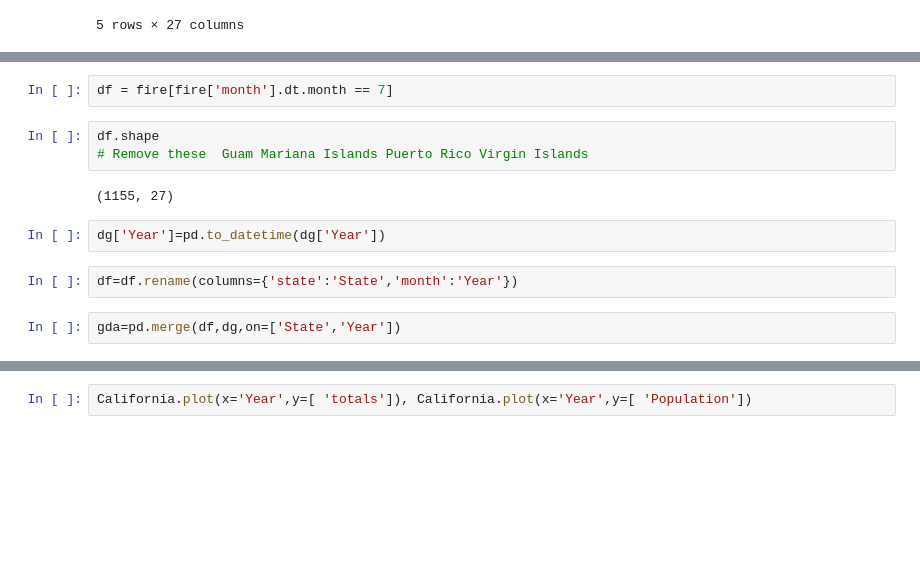
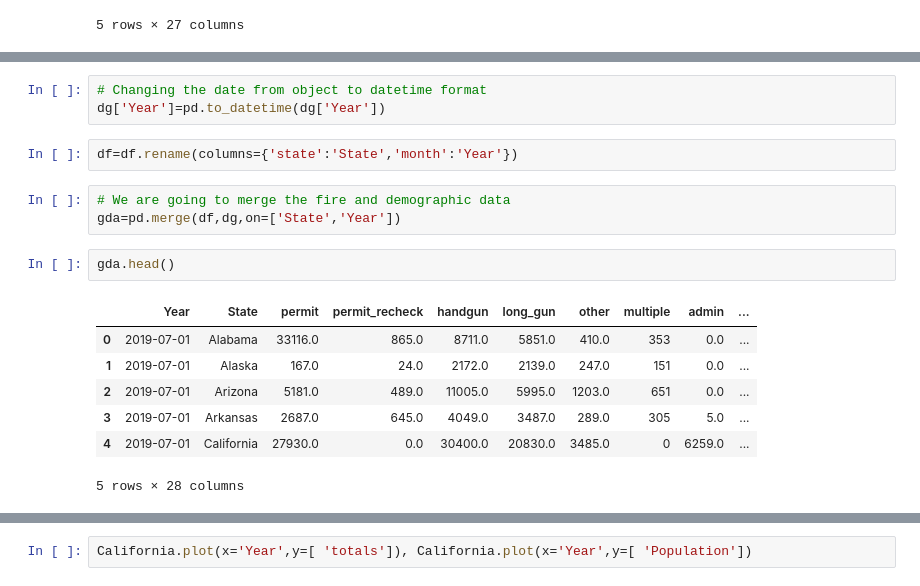
Before and after one commit to amitbhsingh/Udacity-Nanodegree, a Jupyter notebook: project02/fbi gun.ipynb, the cells around one changed output, grey strips where cells are left out. Saved outputs shown, nothing was run; the diff lists cells and outputs as text; blank space fills up the shorter version.

```diff
--- a/project02/fbi gun.ipynb
+++ b/project02/fbi gun.ipynb
@@ -74,13 +104,18 @@ fire['month']=pd.to_datetime(fire['month'])
-# %%
-df = fire[fire['month'].dt.month == 7]
-# %%
-df.shape
-# Remove these  Guam Mariana Islands Puerto Rico Virgin Islands
-# %% [output]
-(1155, 27)
 # %%
+# Changing the date from object to datetime format
 dg['Year']=pd.to_datetime(dg['Year'])
 # %%
 df=df.rename(columns={'state':'State','month':'Year'})
 # %%
+# We are going to merge the fire and demographic data
 gda=pd.merge(df,dg,on=['State','Year'])
+# %%
+gda.head()
+# %% [output]
+|  | Year | State | permit | permit_recheck | handgun | long_gun | other | multiple | admin | ... |
+| 0 | 2019-07-01 | Alabama | 33116.0 | 865.0 | 8711.0 | 5851.0 | 410.0 | 353 | 0.0 | ... |
+| 1 | 2019-07-01 | Alaska | 167.0 | 24.0 | 2172.0 | 2139.0 | 247.0 | 151 | 0.0 | ... |
+| 2 | 2019-07-01 | Arizona | 5181.0 | 489.0 | 11005.0 | 5995.0 | 1203.0 | 651 | 0.0 | ... |
+| 3 | 2019-07-01 | Arkansas | 2687.0 | 645.0 | 4049.0 | 3487.0 | 289.0 | 305 | 5.0 | ... |
+| 4 | 2019-07-01 | California | 27930.0 | 0.0 | 30400.0 | 20830.0 | 3485.0 | 0 | 6259.0 | ... |
+5 rows × 28 columns
```
Also changed, not shown: parts of 19 cells of this notebook, 7 other files.
